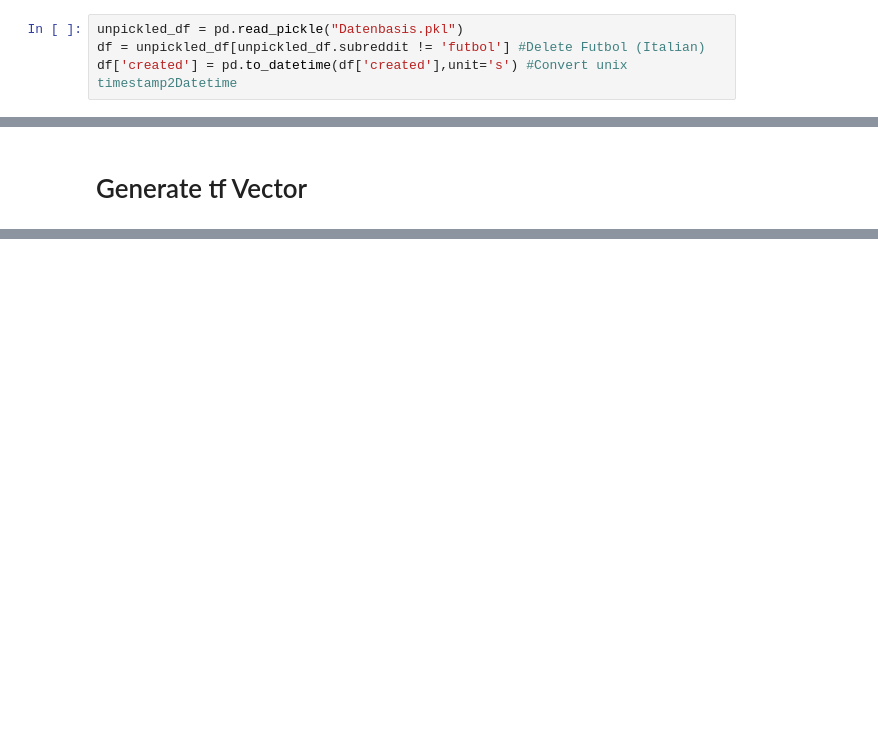
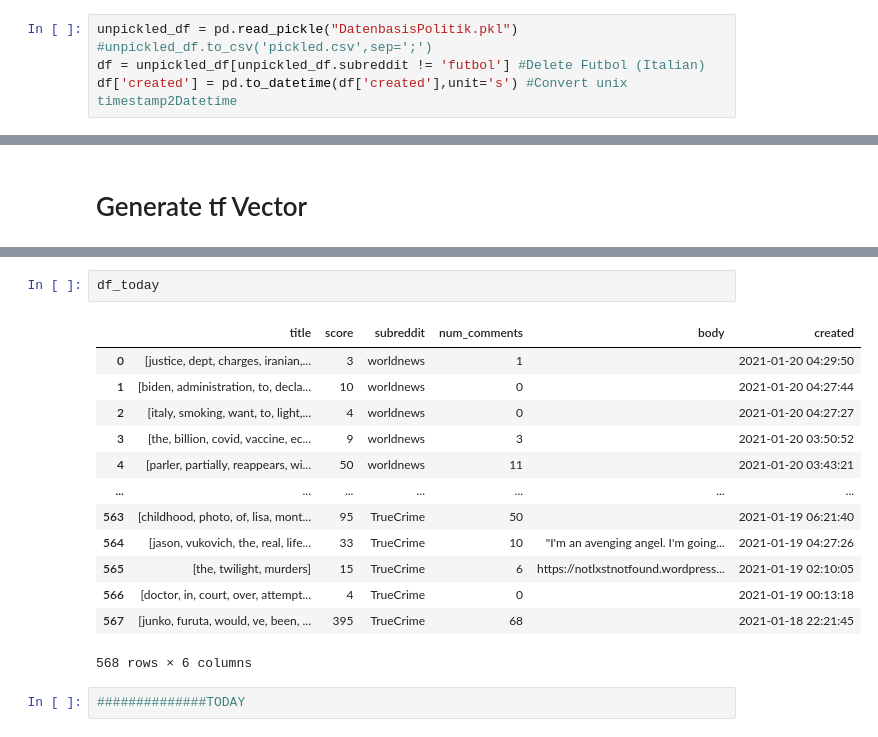
Before and after one commit to FatManWalking/Reddit_Trend, a Jupyter notebook: Playground.ipynb, the cells around one changed output, grey strips where cells are left out. Saved outputs shown, nothing was run; the diff lists cells and outputs as text; blank space fills up the shorter version.

```diff
--- a/Playground.ipynb
+++ b/Playground.ipynb
@@ -6,4 +8,5 @@ from collections import Counter
 # %%
-unpickled_df = pd.read_pickle("Datenbasis.pkl")
+unpickled_df = pd.read_pickle("DatenbasisPolitik.pkl")
+#unpickled_df.to_csv('pickled.csv',sep=';')
 df = unpickled_df[unpickled_df.subreddit != 'futbol'] #Delete Futbol (Italian)
 df['created'] = pd.to_datetime(df['created'],unit='s') #Convert unix timestamp2Datetime
@@ -55,0 +212,18 @@ for tokens in df['title']:
+# %%
+df_today
+# %% [output]
+|  | title | score | subreddit | num_comments | body | created |
+| 0 | [justice, dept, charges, iranian,... | 3 | worldnews | 1 |  | 2021-01-20 04:29:50 |
+| 1 | [biden, administration, to, decla... | 10 | worldnews | 0 |  | 2021-01-20 04:27:44 |
+| 2 | [italy, smoking, want, to, light,... | 4 | worldnews | 0 |  | 2021-01-20 04:27:27 |
+| 3 | [the, billion, covid, vaccine, ec... | 9 | worldnews | 3 |  | 2021-01-20 03:50:52 |
+| 4 | [parler, partially, reappears, wi... | 50 | worldnews | 11 |  | 2021-01-20 03:43:21 |
+| ... | ... | ... | ... | ... | ... | ... |
+| 563 | [childhood, photo, of, lisa, mont... | 95 | TrueCrime | 50 |  | 2021-01-19 06:21:40 |
+| 564 | [jason, vukovich, the, real, life... | 33 | TrueCrime | 10 | "I'm an avenging angel. I'm going... | 2021-01-19 04:27:26 |
+| 565 | [the, twilight, murders] | 15 | TrueCrime | 6 | https://notlxstnotfound.wordpress... | 2021-01-19 02:10:05 |
+| 566 | [doctor, in, court, over, attempt... | 4 | TrueCrime | 0 |  | 2021-01-19 00:13:18 |
+| 567 | [junko, furuta, would, ve, been, ... | 395 | TrueCrime | 68 |  | 2021-01-18 22:21:45 |
+568 rows × 6 columns
+# %%
+##############TODAY
```
Also changed, not shown: parts of 27 cells of this notebook, 6 other files.
